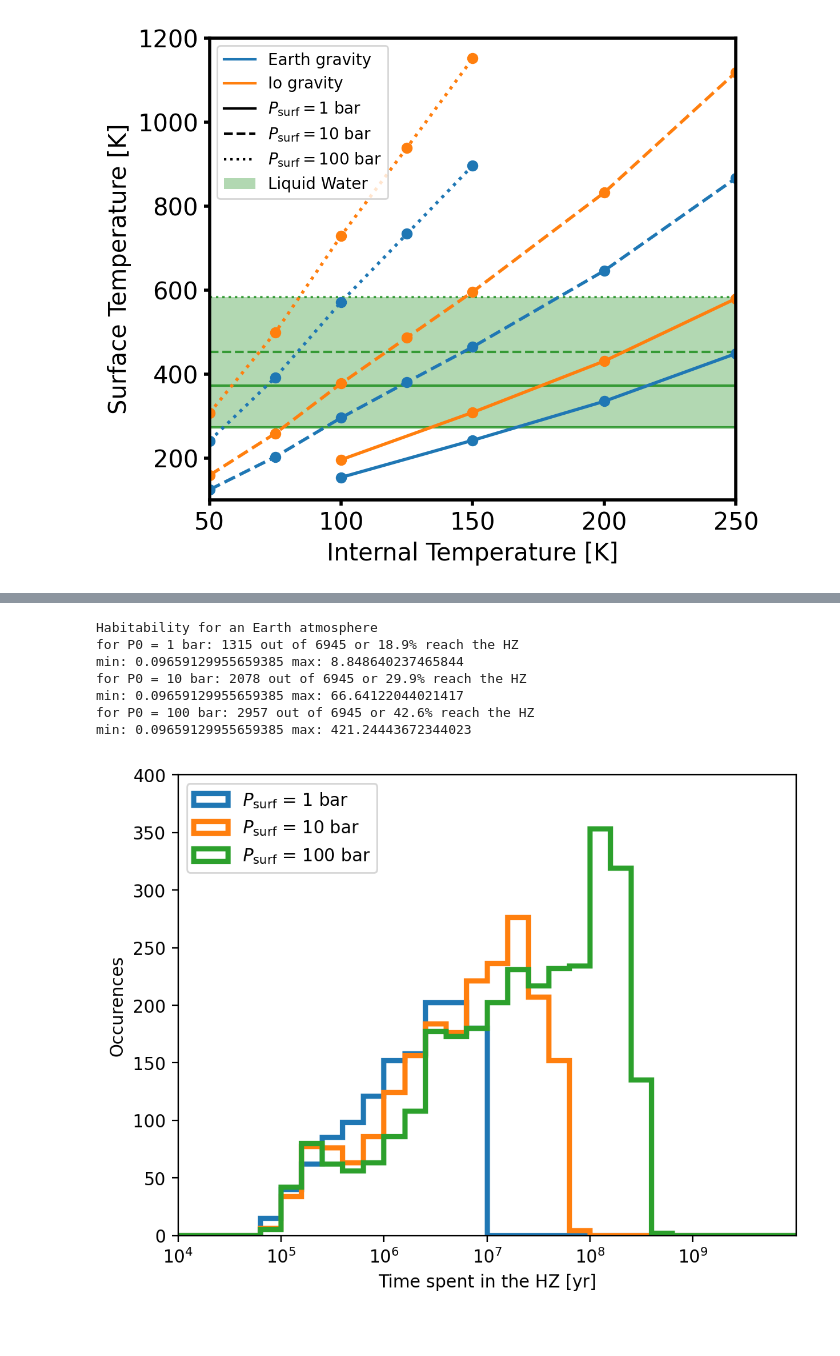
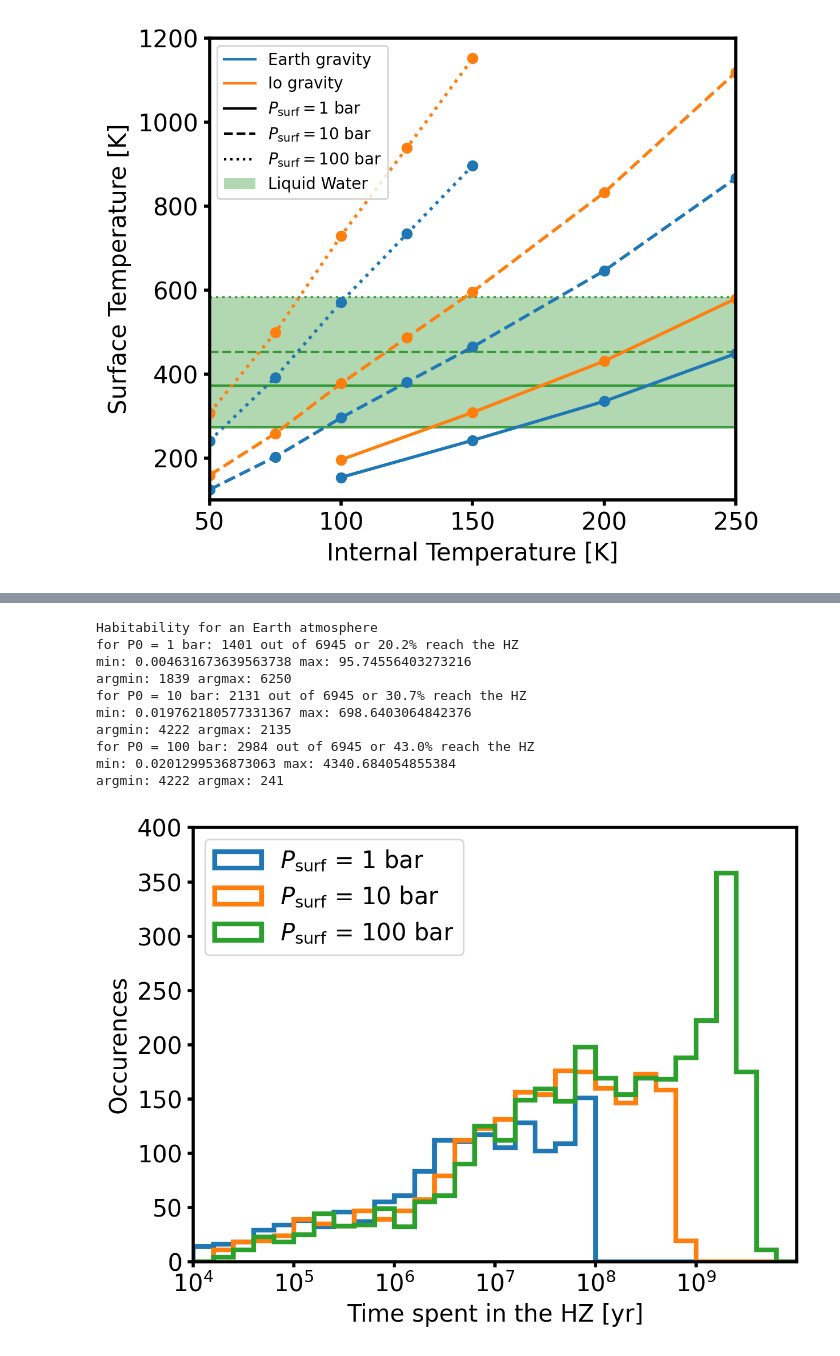
Before and after one commit to DavidDahlbudding/chelio, a Jupyter notebook: analyze/2_CompareTsurf+TimeInHZ.ipynb, the cells around one changed output, grey strips where cells are left out. Cells and saved outputs as stored; diff of their text form; code cells hidden in the pictures.

Commit message:
Correct Time in HZ

```diff
--- a/analyze/2_CompareTsurf+TimeInHZ.ipynb
+++ b/analyze/2_CompareTsurf+TimeInHZ.ipynb
@@ -159,6 +169,7 @@ plt.show()
 loop_overs = planets
 
 Tints_freeze = np.zeros((len(loop_overs), len(P0s)))
+Tints_boil = np.zeros((len(loop_overs), len(P0s)))
 
 for i_P0 in range(len(P0s)):
     for i, loop_over in enumerate(loop_overs):
@@ -171,10 +182,13 @@ for i_P0 in range(len(P0s)):
         # interpolate Tsurf to find Tint
         f = interp1d(Tsurf, Tint, bounds_error=False, fill_value='extrapolate')
         Tint_freeze = f(T_freeze)
+        Tint_boil = f(T_boil[i_P0])
 
         Tints_freeze[i,i_P0] = Tint_freeze
+        Tints_boil[i,i_P0] = Tint_boil
 
         print(f'{loop_over} P0={P0s[i_P0]*1e-6:.0f} bar: Tint_freeze = {Tint_freeze:.2f} K')
+        print(f'{loop_over} P0={P0s[i_P0]*1e-6:.0f} bar: Tint_boil = {Tint_boil:.2f} K')
 
 print(np.average(Tints_freeze[1,:]/Tints_freeze[0,:]))
 
@@ -191,13 +211,13 @@ Io P0=100 bar: Tint_freeze = 45.57 K
 # %%
 # connect Tsurf to time evolution
 
-# read in T_eff data from data/T_eff.dat (format: index, time, T_eff)
-T_eff = np.loadtxt('../../HELIOS/analyze/data/T_eff.dat')
+# read in T_eff data from data/T_eff.dat (format: index, time, T_eff, a_moon, e_moon)
+T_eff = np.loadtxt('../../FFP-Exomoons/output_Teff.out')
 print(T_eff.shape)
 
-n_time = int(1000/10 + 1)
+n_time = 1000 #int(1000/10 + 1)
 
-T_eff = T_eff.reshape((-1,n_time,3))
+T_eff = T_eff.reshape((-1,n_time,5))
 print(T_eff.shape)
 print(T_eff[2,:,0].astype(int))
 # %% [output]
@@ -265,44 +325,52 @@ i_loop = 0
 hist_min = 4 - 6
 hist_max = 10 - 6
 
 print(f'Habitability for an {loop_overs[i_loop]} atmosphere')
 for i_p, P in enumerate(P0s):
     mask = time_habitable[i_loop, i_p, :] > 0
+
+    #mask = np.logical_and(mask, switches[i_loop, i_p, :] == 2)
+
     print(f'for P0 = {P*1e-6:g} bar:', np.sum(mask), 'out of', len(mask), f'or {np.sum(mask)/len(mask)*100:.1f}% reach the HZ')
-    print('min:', time_habitable[i_loop, i_p, mask].min(), 'max:', time_habitable[i_loop, i_p, mask].max())
+    min_time, max_time = time_habitable[i_loop, i_p, mask].min(), time_habitable[i_loop, i_p, :].max()
+    print('min:', min_time, 'max:', max_time)
+    print('argmin:', np.where(time_habitable[i_loop, i_p, :] == min_time)[0][0], 'argmax:', np.where(time_habitable[i_loop, i_p, :] == max_time)[0][0])
     plt.hist(np.log10(time_habitable[i_loop, i_p, mask]), bins=np.linspace(hist_min, hist_max, 31), label=r'$P_\mathrm{surf}$ = ' + f'{P*1e-6:g} bar', histtype='step', linewidth=3)
 
 plt.xticks(np.arange(hist_min, hist_max, 1), [r'$10^{i}$'.format(i=i) for i in np.arange(hist_min, hist_max, 1)+6])
 plt.xlim(hist_min, hist_max)
 plt.ylim(0,400)
 
 #.title(f'{i_param.replace('plus', '+').replace('to', '/')} = {loop_overs[i_loop]:.0e} atmosphere')
 #plt.title(f'{loop_overs[i_loop][1:]} atmosphere')
 plt.xlabel('Time spent in the HZ [yr]')
 plt.ylabel('Occurences')
 
 plt.legend()
 
-if False:
+if True:
     plt.title('')
-    set_white(plt.gca())
+    #set_white(plt.gca())
     increase_size(plt.gca(), linewidth=2, fontsize=15, legendloc='upper left')
 
     plt.tight_layout()
 
     #plt.ylabel('')
     #plt.gca().set_yticklabels([])
 
-    plt.savefig(f'images/ASES5/TimeInHZ_CplusO={CplusOs[i_CplusO]:.0e}_CtoO={CtoOs[i_CtoO]:g}{adds[i_loop]}.svg', transparent=True)
+    plt.savefig(f'images/Paper1/TimeInHZ_CplusO={CplusOs[i_CplusO]:.0e}_CtoO={CtoOs[i_CtoO]:g}{adds[i_loop]}.pdf')#, transparent=True)
 # %% [output]
 Habitability for an Earth atmosphere
-for P0 = 1 bar: 1315 out of 6945 or 18.9% reach the HZ
-min: 0.09659129955659385 max: 8.848640237465844
-for P0 = 10 bar: 2078 out of 6945 or 29.9% reach the HZ
-min: 0.09659129955659385 max: 66.64122044021417
-for P0 = 100 bar: 2957 out of 6945 or 42.6% reach the HZ
-min: 0.09659129955659385 max: 421.24443672344023
+for P0 = 1 bar: 1401 out of 6945 or 20.2% reach the HZ
+min: 0.004631673639563738 max: 95.74556403273216
+argmin: 1839 argmax: 6250
+for P0 = 10 bar: 2131 out of 6945 or 30.7% reach the HZ
+min: 0.019762180577331367 max: 698.6403064842376
+argmin: 4222 argmax: 2135
+for P0 = 100 bar: 2984 out of 6945 or 43.0% reach the HZ
+min: 0.0201299536873063 max: 4340.684054855384
+argmin: 4222 argmax: 241
-[figure, old version]
+[figure, new version]
 # %%
 # get index with the maximum time spent in the HZ
 max_index = np.argmax(time_habitable[i_loop, :, :], axis=-1)
```
Also changed, not shown: parts of 8 cells of this notebook, 2 other files.
